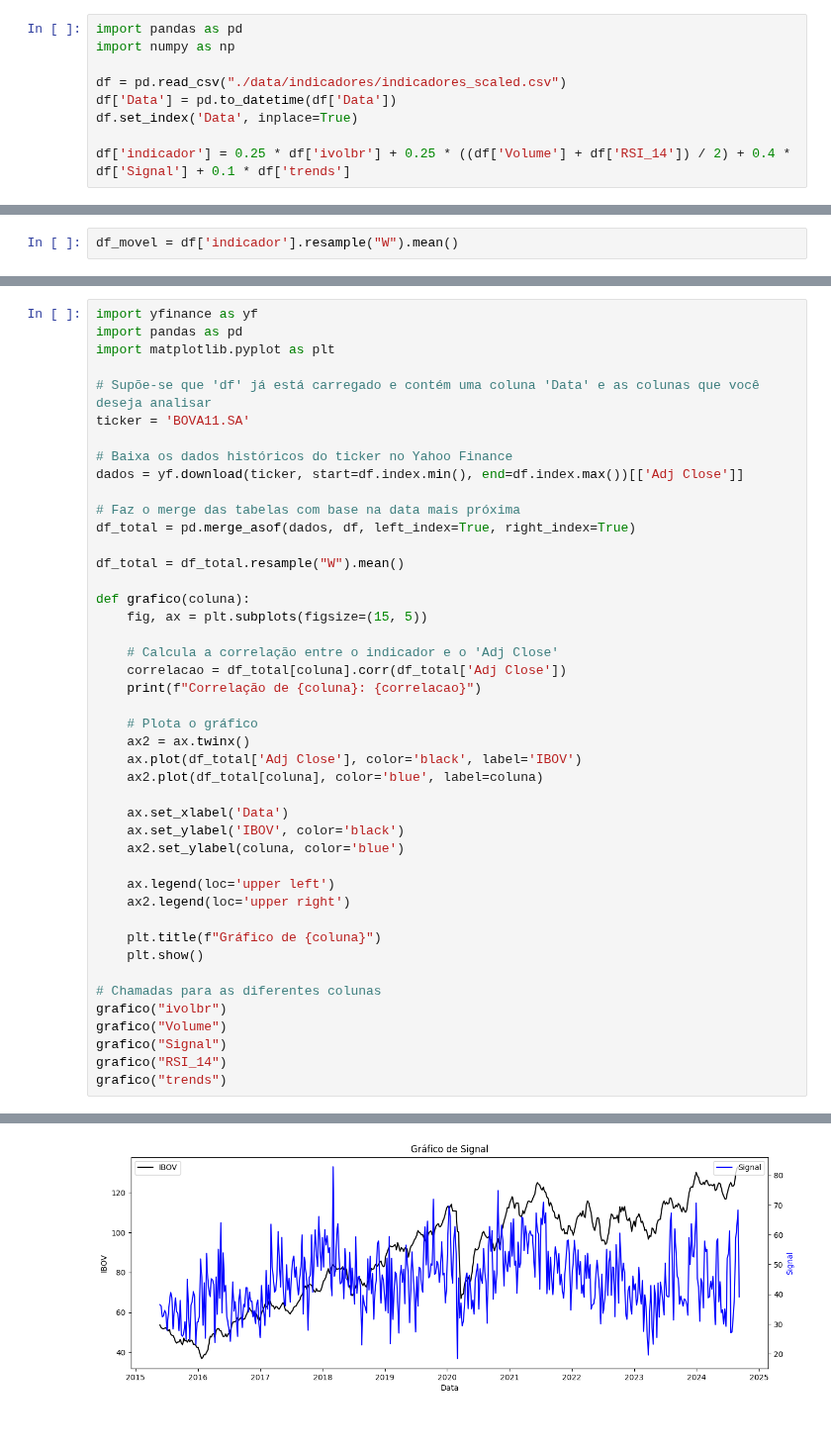
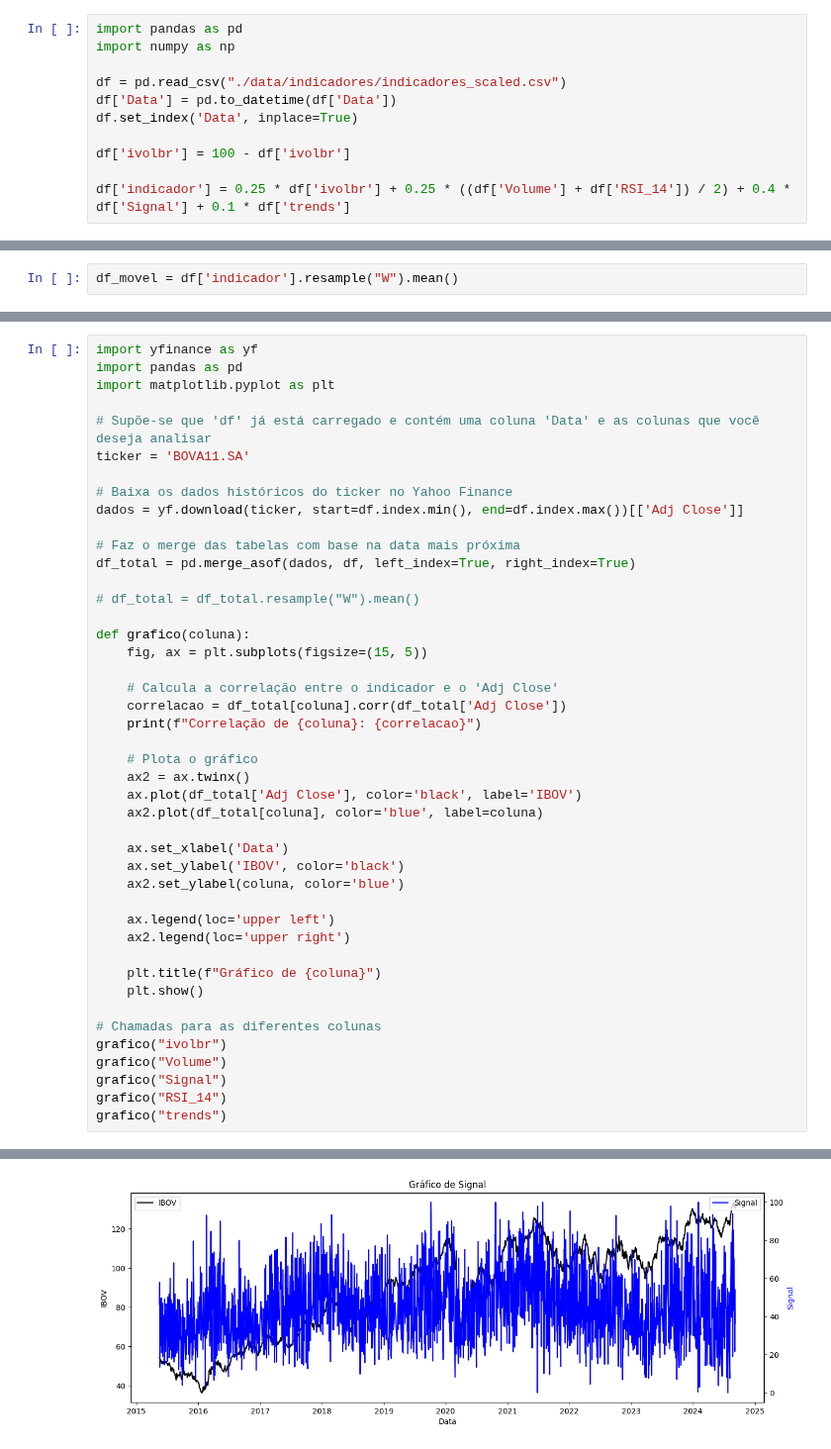
Before and after one commit to fea-dev-usp/quantamental-Dev_Wizards, a Jupyter notebook: Indice V1.ipynb, the cells around one changed output, grey strips where cells are left out. Shown at 99% size. Cells and saved outputs as stored; diff of their text form.

```diff
--- a/Indice V1.ipynb
+++ b/Indice V1.ipynb
@@ -252,4 +252,6 @@ df = pd.read_csv("./data/indicadores/indicadores_scaled.csv")
 df['Data'] = pd.to_datetime(df['Data'])
 df.set_index('Data', inplace=True)
 
+df['ivolbr'] = 100 - df['ivolbr']
+
 df['indicador'] = 0.25 * df['ivolbr'] + 0.25 * ((df['Volume'] + df['RSI_14']) / 2) + 0.4 * df['Signal'] + 0.1 * df['trends']
@@ -332,7 +271,7 @@ dados = yf.download(ticker, start=df.index.min(), end=df.index.max())[['Adj Clos
 # Faz o merge das tabelas com base na data mais próxima
 df_total = pd.merge_asof(dados, df, left_index=True, right_index=True)
 
-df_total = df_total.resample("W").mean()
+# df_total = df_total.resample("W").mean()
 
 def grafico(coluna):
     fig, ax = plt.subplots(figsize=(15, 5))
@@ -372 +311 @@ Correlação de Signal: 0.3455809922107936
-[figure, old version]
+[figure, new version]
```
Also changed, not shown: parts of 5 cells of this notebook, 5 other files.
